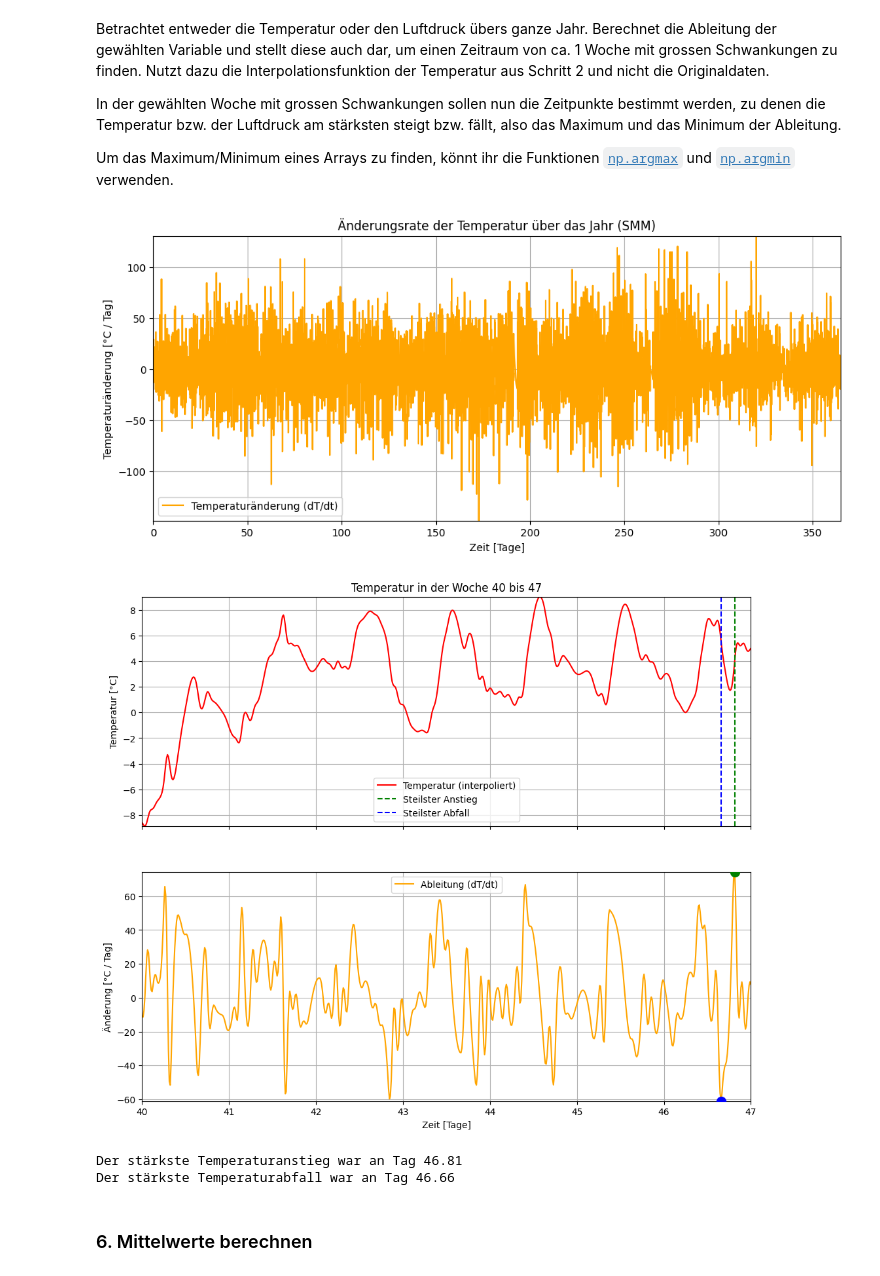
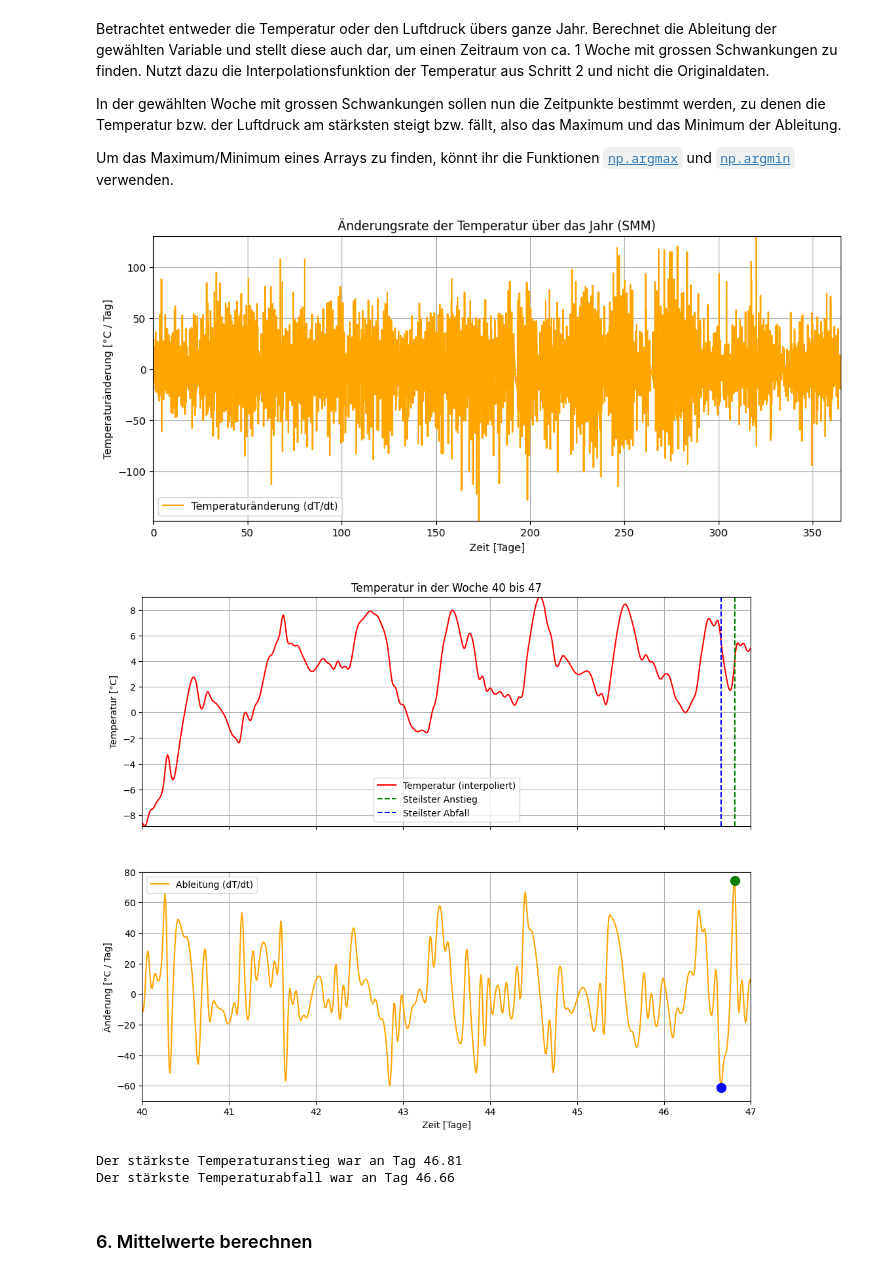
Before and after one commit to Menk1804/NDGS_Projekt_Nico_Menk, a Jupyter notebook: Projekt/Projekt_Vorlage+Aufgaben.ipynb, the cells around one changed output. Saved outputs shown, nothing was run; the diff lists cells and outputs as text; code cells hidden in the pictures.

```diff
--- a/Projekt/Projekt_Vorlage+Aufgaben.ipynb
+++ b/Projekt/Projekt_Vorlage+Aufgaben.ipynb
@@ -258,34 +258,35 @@ t_max_fall = t_woche[idx_min]
 
 # Darstellung
 fig, (ax1, ax2) = plt.subplots(2, 1, figsize=(12, 10), sharex=True)
 
 # Plot 1: Temperaturverlauf
 ax1.plot(t_woche, temp_woche, 'r-', label='Temperatur (interpoliert)')
 ax1.axvline(t_max_anstieg, color='green', linestyle='--', label='Steilster Anstieg')
 ax1.axvline(t_max_fall, color='blue', linestyle='--', label='Steilster Abfall')
 ax1.set_ylabel('Temperatur [°C]')
 ax1.set_title(f'Temperatur in der Woche {t_start_woche} bis {t_end_woche}')
 ax1.legend()
 ax1.grid()
 ax1.margins(0)
 
 # Plot 2: Ableitung
 ax2.plot(t_woche, abl_woche, 'orange', label='Ableitung (dT/dt)')
 ax2.scatter(t_max_anstieg, abl_woche[idx_max], color='green', s=100, zorder=5)
 ax2.scatter(t_max_fall, abl_woche[idx_min], color='blue', s=100, zorder=5)
 ax2.set_ylabel('Änderung [°C / Tag]')
 ax2.set_xlabel('Zeit [Tage]')
 ax2.legend()
 ax2.grid()
 ax2.margins(0)
+ax2.set_ylim(-70, 80)
 
 plt.show()
 
 print(f"Der stärkste Temperaturanstieg war an Tag {t_max_anstieg:.2f}")
 print(f"Der stärkste Temperaturabfall war an Tag {t_max_fall:.2f}")
 # %% [output]
 [figure]
-[figure, old version]
+[figure, new version]
 Der stärkste Temperaturanstieg war an Tag 46.81
 Der stärkste Temperaturabfall war an Tag 46.66
 # %% [markdown]
```
Also changed, not shown: parts of 3 cells of this notebook, 2 other files.
